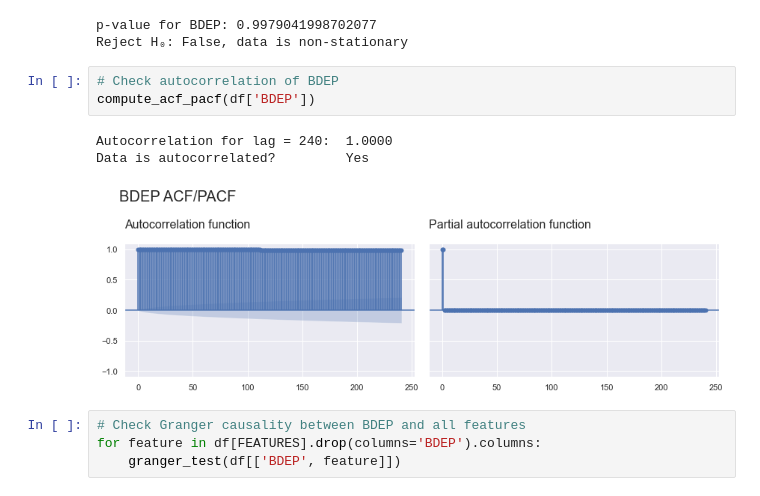
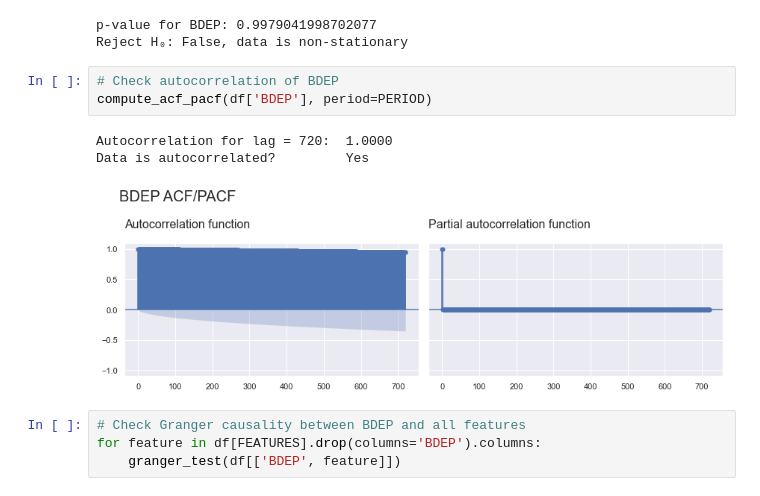
Before and after one commit to baiochi/intelie-challange, a Jupyter notebook: project_notebook.ipynb, the cells around one changed output. Drawn from its saved outputs; the diff is of its cells as text.

```diff
--- a/project_notebook.ipynb
+++ b/project_notebook.ipynb
@@ -967,11 +965,11 @@ p-value for BDEP: 0.9979041998702077
 Reject H₀: False, data is non-stationary
 # %%
 # Check autocorrelation of BDEP
-compute_acf_pacf(df['BDEP'])
+compute_acf_pacf(df['BDEP'], period=PERIOD)
 # %% [output]
-Autocorrelation for lag = 240:  1.0000
+Autocorrelation for lag = 720:  1.0000
 Data is autocorrelated?         Yes
-[figure, old version]
+[figure, new version]
 # %%
 # Check Granger causality between BDEP and all features
 for feature in df[FEATURES].drop(columns='BDEP').columns:
```
Also changed, not shown: parts of 17 cells of this notebook.
